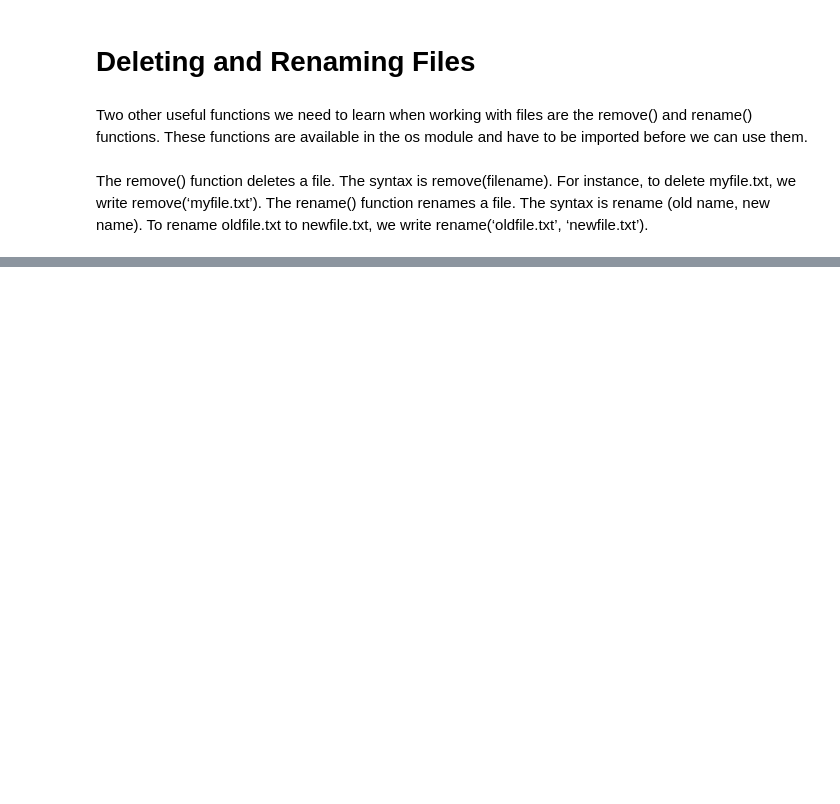
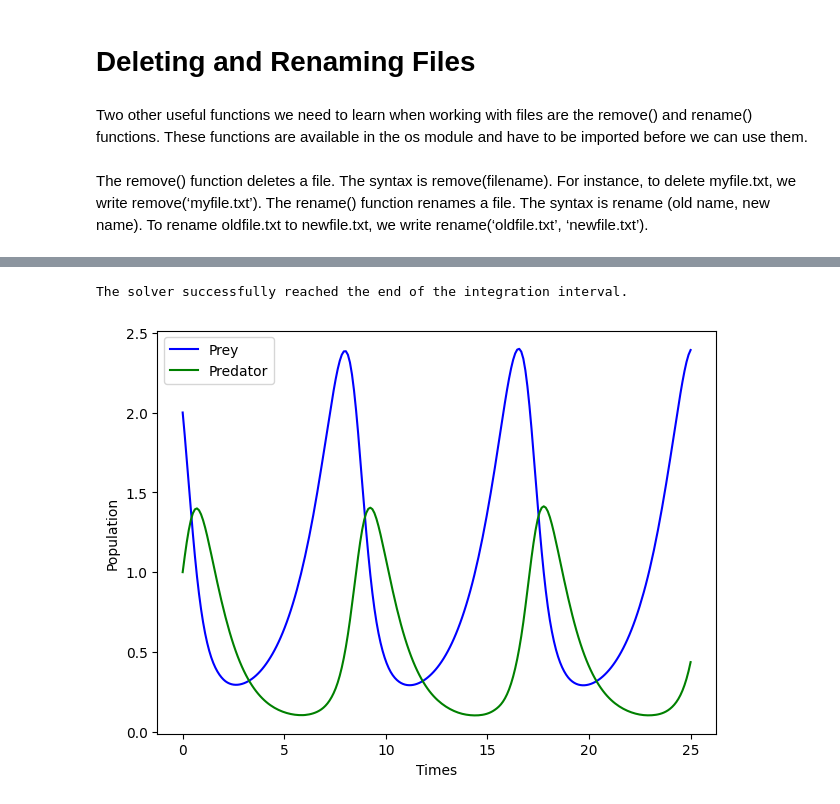
Before and after one commit to Mohaimin-I/Intro_python_Fall2025, a Jupyter notebook: Intro-to_python_part3.ipynb, the cells around one changed output, grey strips where cells are left out. Drawn from its saved outputs; the diff is of its cells as text; code cells hidden in the pictures; blank space fills up the shorter version.

```diff
--- a/Intro-to_python_part3.ipynb
+++ b/Intro-to_python_part3.ipynb
@@ -206,0 +367,40 @@ we write rename(‘oldfile.txt’, ‘newfile.txt’).
+# %%
+# We create the time points for which we will store population values,
+# and set the parametes for the model:
+
+totTime = 25    # Total simulatio time
+sampling = 250 # Sampling along total time
+
+# Numpy function that creates a range of numbers in an optimized NumPy array,
+# instead of a list or a generator. This improves speed of calculation.
+times = np.linspace(0,totTime, sampling)
+
+# Global parameters for the function.
+alpha = 2.0/3.0  # Growth of prey
+beta = 4.0/3.0   # Death of pray dependent on predator population.
+gamma = 1.0      # Growth of predator dependent on prey population.
+delta = 1.0      # Death of predator
+
+# Initial Population
+preyInit = 2    # Populaiton (individuals per square mile?)
+predInit = 1    # Populaiton (individuals per square mile?)
+# %%
+# Now we load the necessary modules:
+from scipy.integrate import solve_ivp
+
+sol = solve_ivp(rhs, [0, totTime], [preyInit, predInit], t_eval=times,)
+
+print(sol.message)
+# %% [output]
+The solver successfully reached the end of the integration interval.
+# %%
+# Now we plot the results
+plt.figure()
+plt.plot(times, sol.y[0], 'b-', label = "Prey")
+plt.plot(times, sol.y[1], 'g-', label = "Predator")
+plt.legend()
+plt.xlabel("Times")
+plt.ylabel("Population")
+plt.tight_layout()
+# %% [output]
+[figure, added]
```
Also changed, not shown: parts of 18 cells of this notebook.
